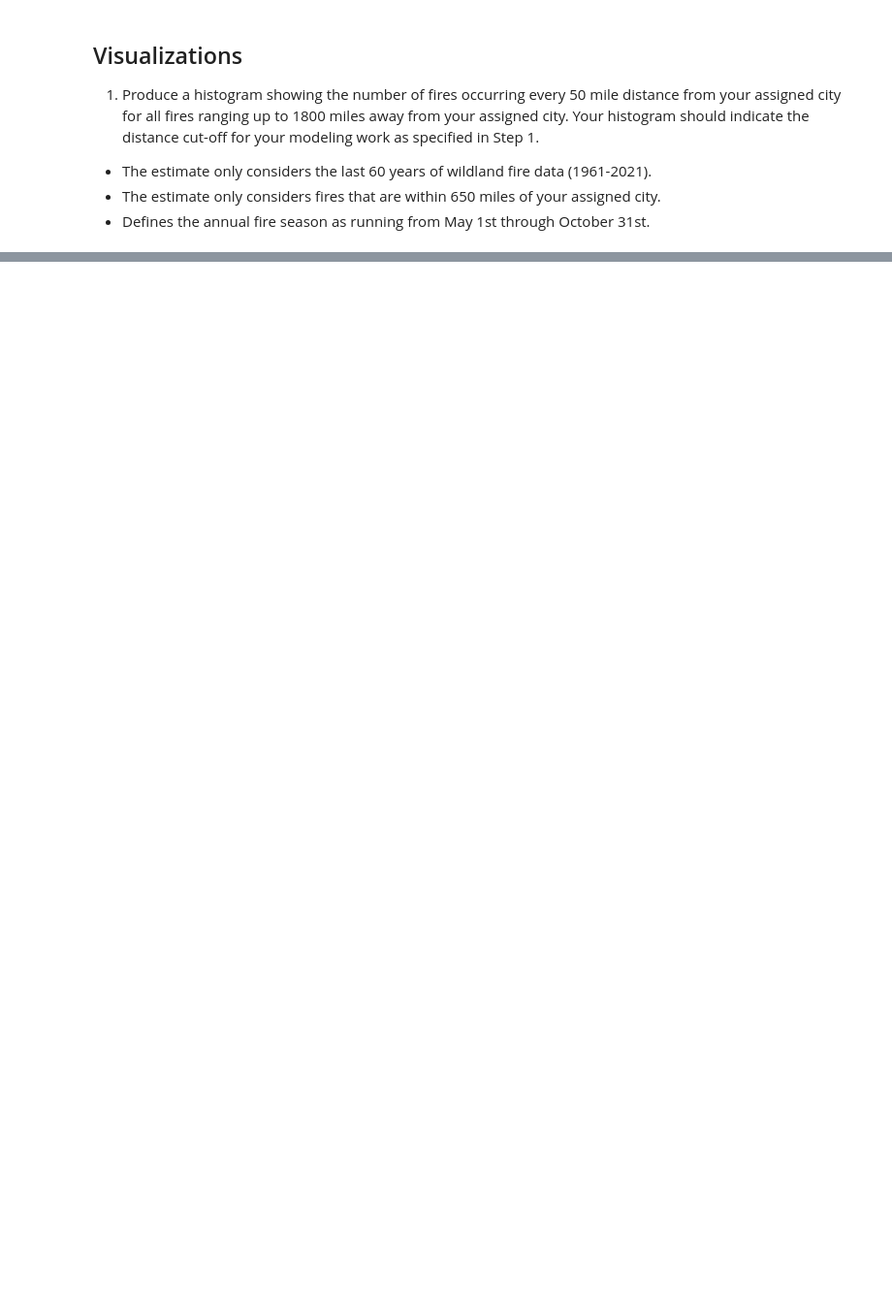
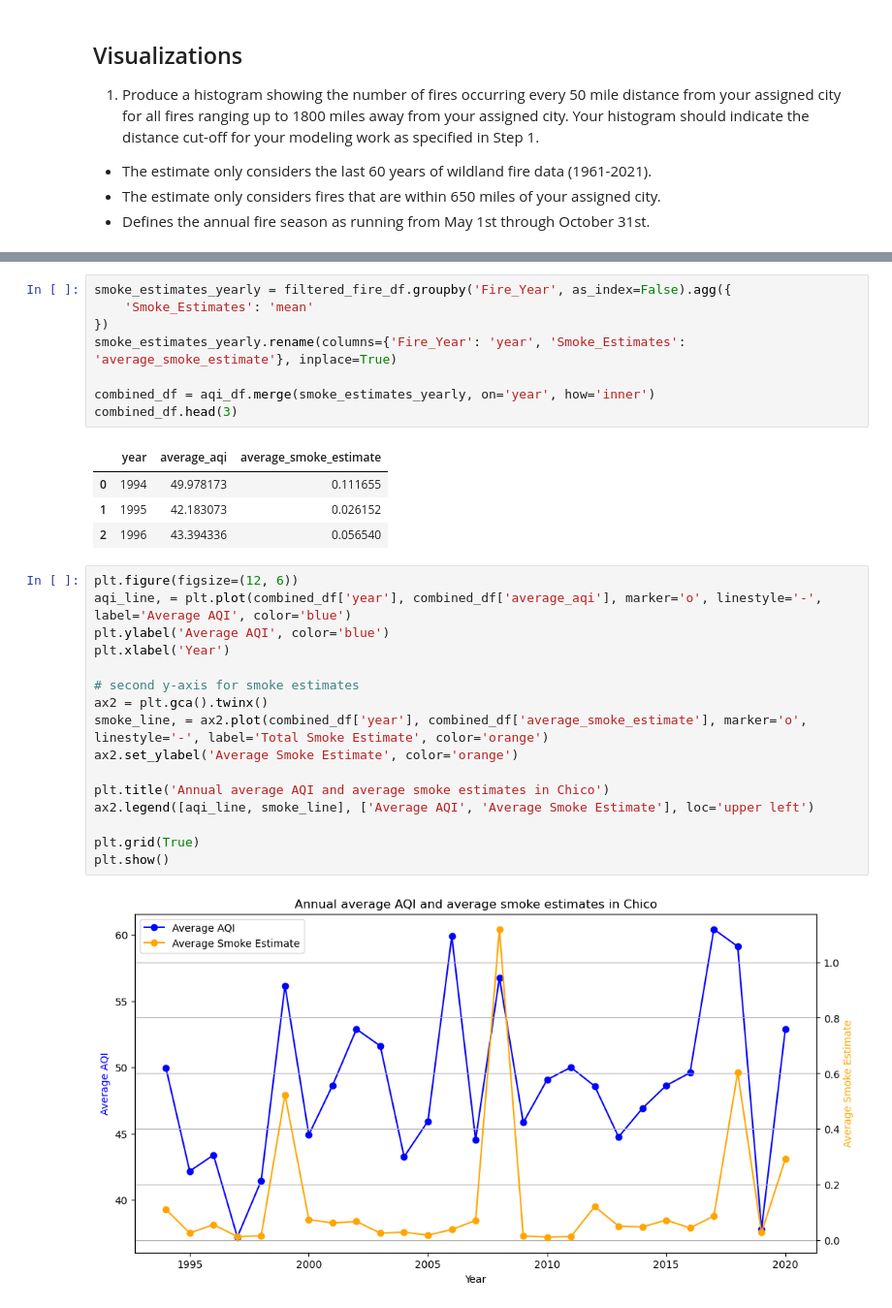
Before and after one commit to kellyzwang/wildfire_analysis, a Jupyter notebook: common_analysis.ipynb, the cells around one changed output, grey strips where cells are left out. Shown at 97% size. Drawn from its saved outputs; the diff is of its cells as text; blank space fills up the shorter version.

```diff
--- a/common_analysis.ipynb
+++ b/common_analysis.ipynb
@@ -138,0 +231,31 @@ No artists with labels found to put in legend.  Note that artists whose label st
+# %%
+smoke_estimates_yearly = filtered_fire_df.groupby('Fire_Year', as_index=False).agg({
+    'Smoke_Estimates': 'mean'
+})
+smoke_estimates_yearly.rename(columns={'Fire_Year': 'year', 'Smoke_Estimates': 'average_smoke_estimate'}, inplace=True)
+
+combined_df = aqi_df.merge(smoke_estimates_yearly, on='year', how='inner')
+combined_df.head(3)
+# %% [output]
+|  | year | average_aqi | average_smoke_estimate |
+| 0 | 1994 | 49.978173 | 0.111655 |
+| 1 | 1995 | 42.183073 | 0.026152 |
+| 2 | 1996 | 43.394336 | 0.056540 |
+# %%
+plt.figure(figsize=(12, 6))
+aqi_line, = plt.plot(combined_df['year'], combined_df['average_aqi'], marker='o', linestyle='-', label='Average AQI', color='blue')
+plt.ylabel('Average AQI', color='blue')
+plt.xlabel('Year')
+
+# second y-axis for smoke estimates
+ax2 = plt.gca().twinx()
+smoke_line, = ax2.plot(combined_df['year'], combined_df['average_smoke_estimate'], marker='o', linestyle='-', label='Total Smoke Estimate', color='orange')
+ax2.set_ylabel('Average Smoke Estimate', color='orange')
+
+plt.title('Annual average AQI and average smoke estimates in Chico')
+ax2.legend([aqi_line, smoke_line], ['Average AQI', 'Average Smoke Estimate'], loc='upper left')
+
+plt.grid(True)
+plt.show()
+# %% [output]
+[figure, added]
```
Also changed, not shown: parts of 22 cells of this notebook, 9 other files.
